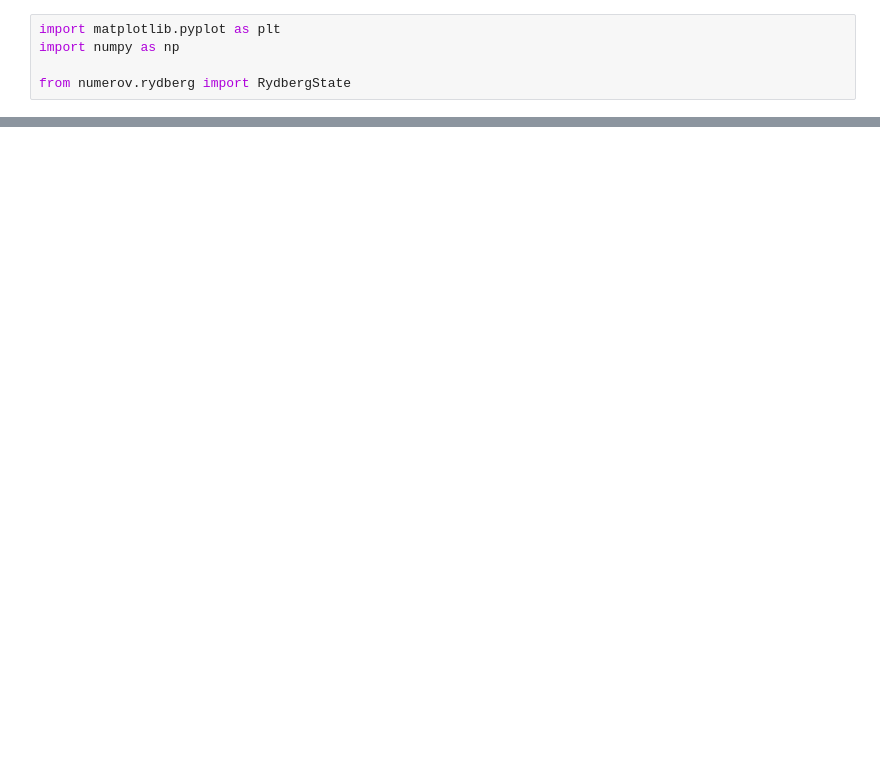
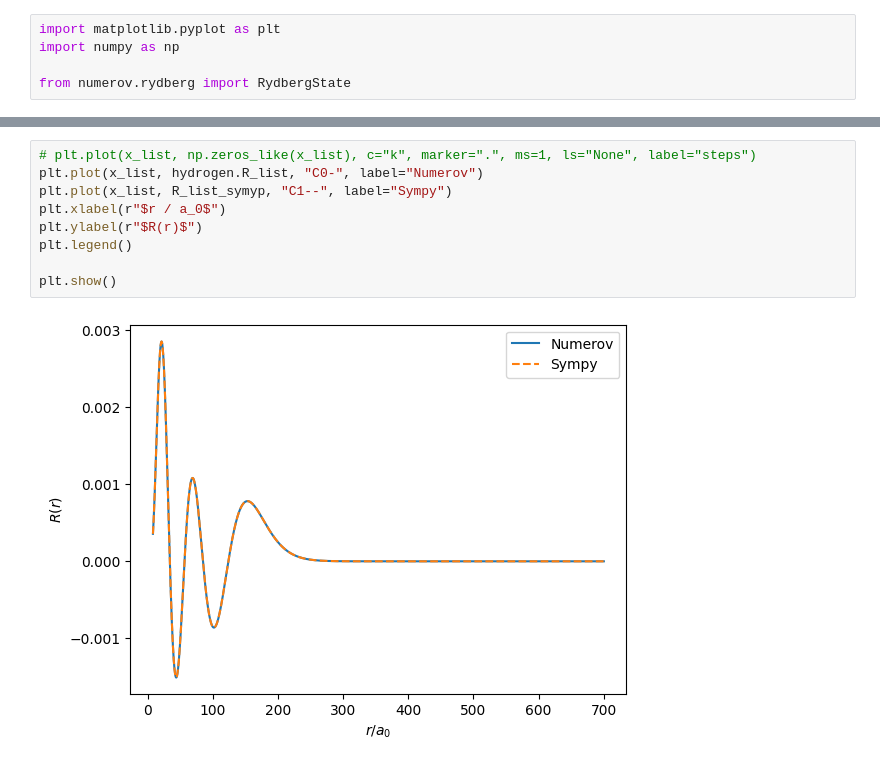
Before and after one commit to pairinteraction/ryd-numerov, a Jupyter notebook: docs/examples/example_hydrogen.ipynb, the cells around one changed output, grey strips where cells are left out. Saved outputs shown, nothing was run; the diff lists cells and outputs as text; blank space fills up the shorter version.

```diff
--- a/docs/examples/example_hydrogen.ipynb
+++ b/docs/examples/example_hydrogen.ipynb
@@ -44,0 +56,11 @@ plt.show()
+# %%
+# plt.plot(x_list, np.zeros_like(x_list), c="k", marker=".", ms=1, ls="None", label="steps")
+plt.plot(x_list, hydrogen.R_list, "C0-", label="Numerov")
+plt.plot(x_list, R_list_symyp, "C1--", label="Sympy")
+plt.xlabel(r"$r / a_0$")
+plt.ylabel(r"$R(r)$")
+plt.legend()
+
+plt.show()
+# %% [output]
+[figure, added]
```
Also changed, not shown: parts of 8 cells of this notebook, 2 other files.
